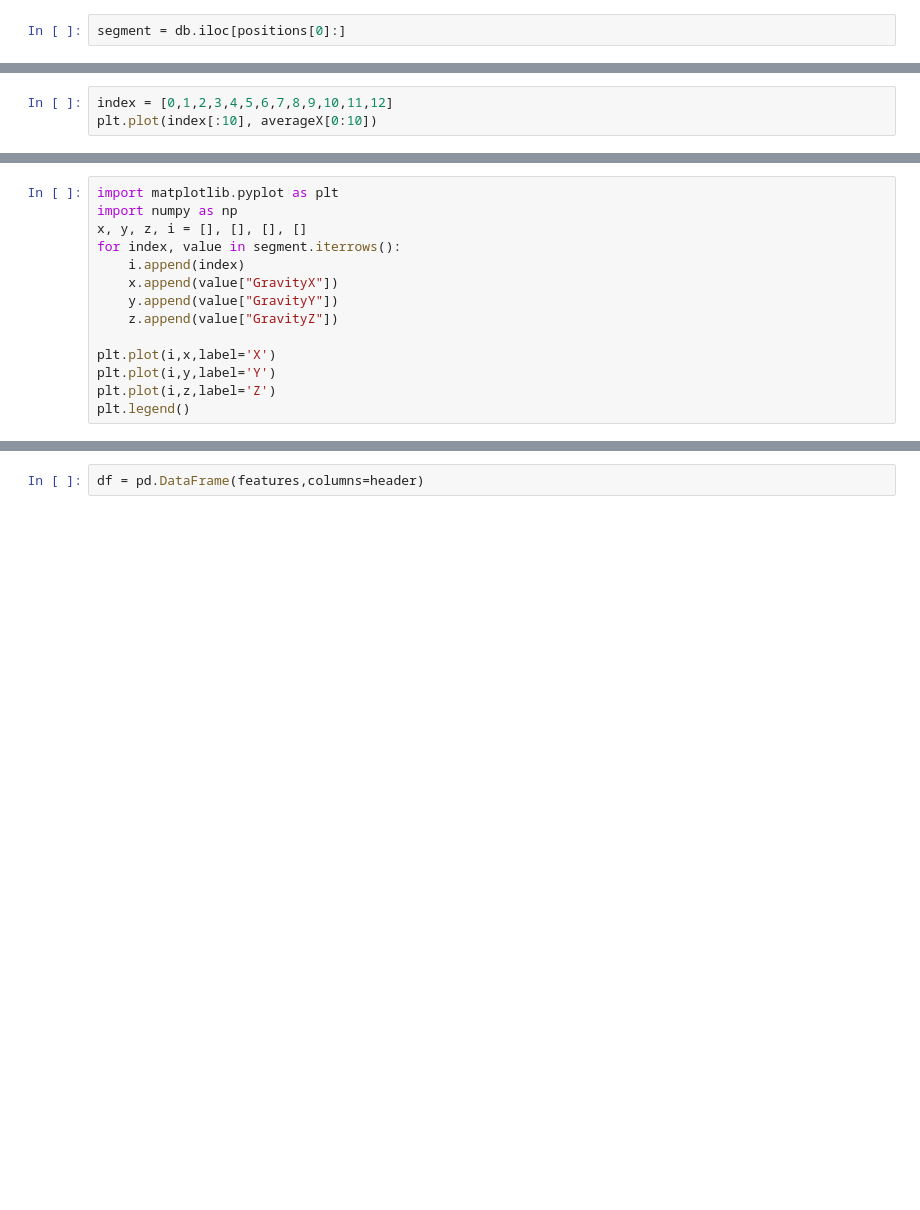
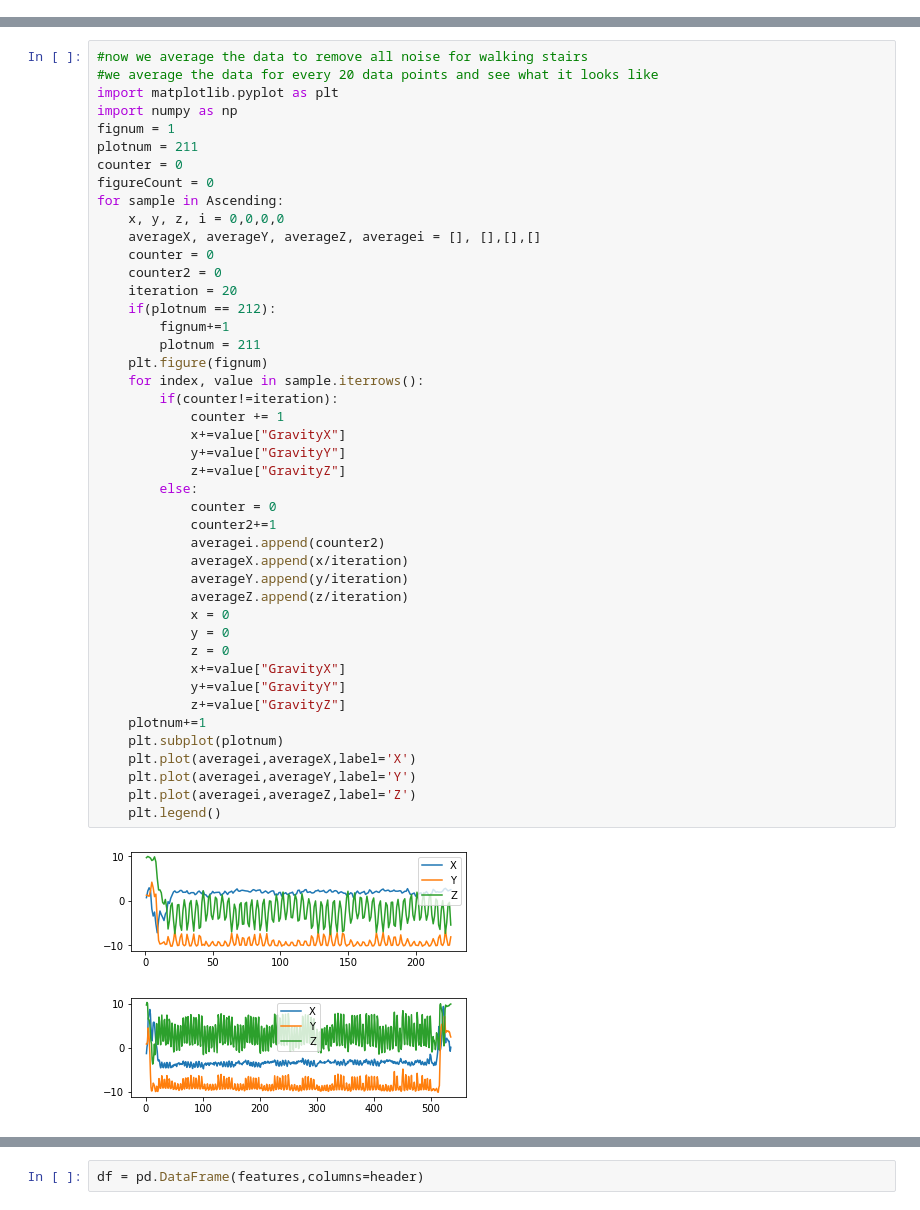
Before and after one commit to MatthewGan923/CSCE624SketchRec, a Jupyter notebook: 624Project.ipynb, the cells around one changed output, grey strips where cells are left out. Cells and saved outputs as stored; diff of their text form; blank space fills up the shorter version.

```diff
--- a/624Project.ipynb
+++ b/624Project.ipynb
@@ -44,2 +7,0 @@ print(len(positions))
-# %%
-segment = db.iloc[positions[0]:]
@@ -394,3 +65,0 @@ print(resultNP)
-# %%
-index = [0,1,2,3,4,5,6,7,8,9,10,11,12]
-plt.plot(index[:10], averageX[0:10])
@@ -507,14 +65,0 @@ plt.legend()
-# %%
-import matplotlib.pyplot as plt
-import numpy as np
-x, y, z, i = [], [], [], []
-for index, value in segment.iterrows():
-    i.append(index)
-    x.append(value["GravityX"])
-    y.append(value["GravityY"])
-    z.append(value["GravityZ"])
-
-plt.plot(i,x,label='X')
-plt.plot(i,y,label='Y')
-plt.plot(i,z,label='Z')
-plt.legend()
@@ -772,0 +233,47 @@ header.append('label')
+# %%
+#now we average the data to remove all noise for walking stairs
+#we average the data for every 20 data points and see what it looks like
+import matplotlib.pyplot as plt
+import numpy as np
+fignum = 1
+plotnum = 211
+counter = 0
+figureCount = 0
+for sample in Ascending:
+    x, y, z, i = 0,0,0,0
+    averageX, averageY, averageZ, averagei = [], [],[],[]
+    counter = 0
+    counter2 = 0
+    iteration = 20
+    if(plotnum == 212):
+        fignum+=1
+        plotnum = 211
+    plt.figure(fignum)
+    for index, value in sample.iterrows():
+        if(counter!=iteration):
+            counter += 1
+            x+=value["GravityX"]
+            y+=value["GravityY"]
+            z+=value["GravityZ"]
+        else:
+            counter = 0
+            counter2+=1
+            averagei.append(counter2)
+            averageX.append(x/iteration)
+            averageY.append(y/iteration)
+            averageZ.append(z/iteration)
+            x = 0
+            y = 0
+            z = 0
+            x+=value["GravityX"]
+            y+=value["GravityY"]
+            z+=value["GravityZ"]
+    plotnum+=1
+    plt.subplot(plotnum)
+    plt.plot(averagei,averageX,label='X')
+    plt.plot(averagei,averageY,label='Y')
+    plt.plot(averagei,averageZ,label='Z')
+    plt.legend()
+# %% [output]
+[figure, added]
+[figure, added]
```
Also changed, not shown: parts of 54 cells of this notebook.
